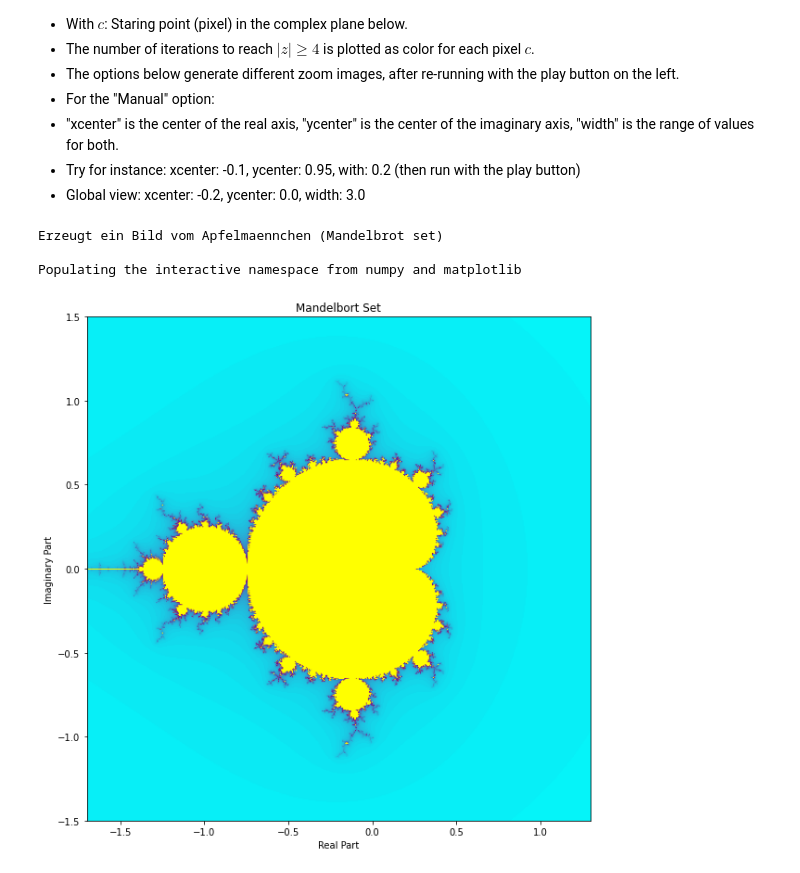
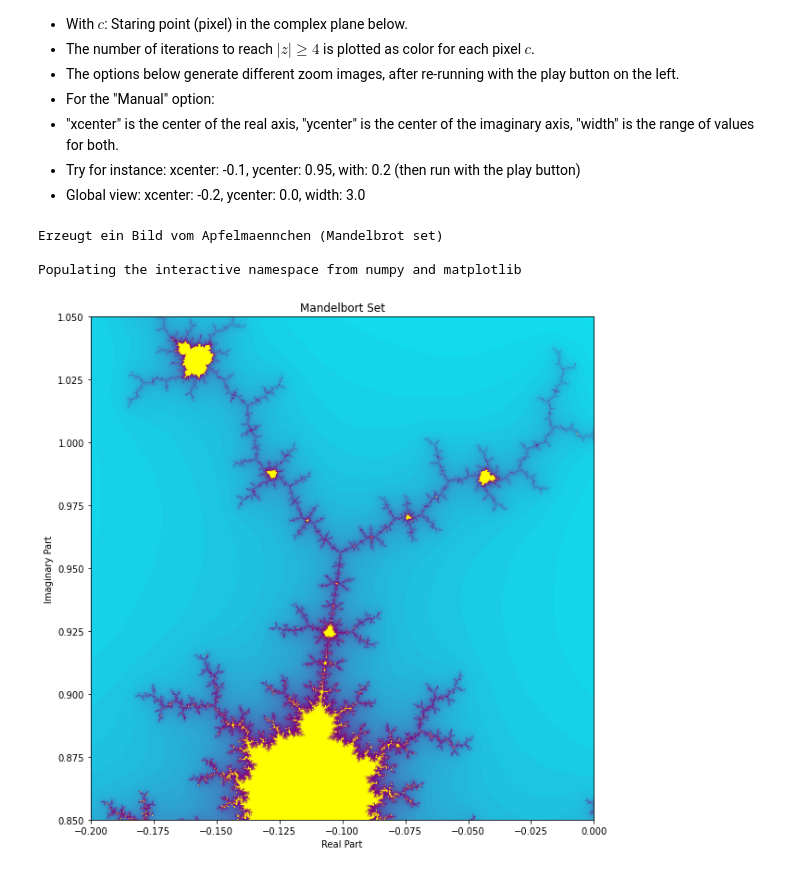
Before and after one commit to TUIlmenauAMS/MandelbrotSet, a Jupyter notebook: apfelmaennchen.ipynb, the cells around one changed output. Drawn from its saved outputs; the diff is of its cells as text; code cells hidden in the pictures.

```diff
--- a/apfelmaennchen.ipynb
+++ b/apfelmaennchen.ipynb
@@ -37,7 +37,7 @@ Ny=512;
 #width=3 #width of image
 #width= 0.2
 
-option = "Manual" #@param ["Global", "Zoom1", "Zoom2", "Zoom3", "Manual"]
+option = "Zoom1" #@param ["Global", "Zoom1", "Zoom2", "Zoom3", "Manual"]
 if option == "Global":
    xcenter=-0.2; ycenter=0.0; width=3.0;
 elif option == "Zoom1":
@@ -82,31 +82,31 @@ for x in range(Nx):
        limit=100
        while (it< limit) and abs(z)<4:
           it=it+1
           z=z*z+c
 
        normiter=it/limit;
        #print("ma=", ma)
        image[y,x,0]=normiter;
        image[y,x,1]=np.abs(1-2*normiter)
        image[y,x,2]=np.abs(1-normiter)
        #Pygame:
        #screen.set_at((x,y),255*image[y,x,:])
 
     #pygame.display.flip()
 
 #Matplotlib:
 #%matplotlib inline
 %pylab inline
 pylab.rcParams['figure.figsize'] = (10, 10)
 
 #fig, ax = plt.subplots(1,1)
 plt.imshow(image, aspect='equal', extent=[xmin,xmax,ymin,ymax])
 plt.xlabel('Real Part')
 plt.ylabel('Imaginary Part')
 plt.title('Mandelbort Set')
 plt.show()
 # %% [output]
 Erzeugt ein Bild vom Apfelmaennchen (Mandelbrot set)
 
 Populating the interactive namespace from numpy and matplotlib
-[figure, old version]
+[figure, new version]
```
